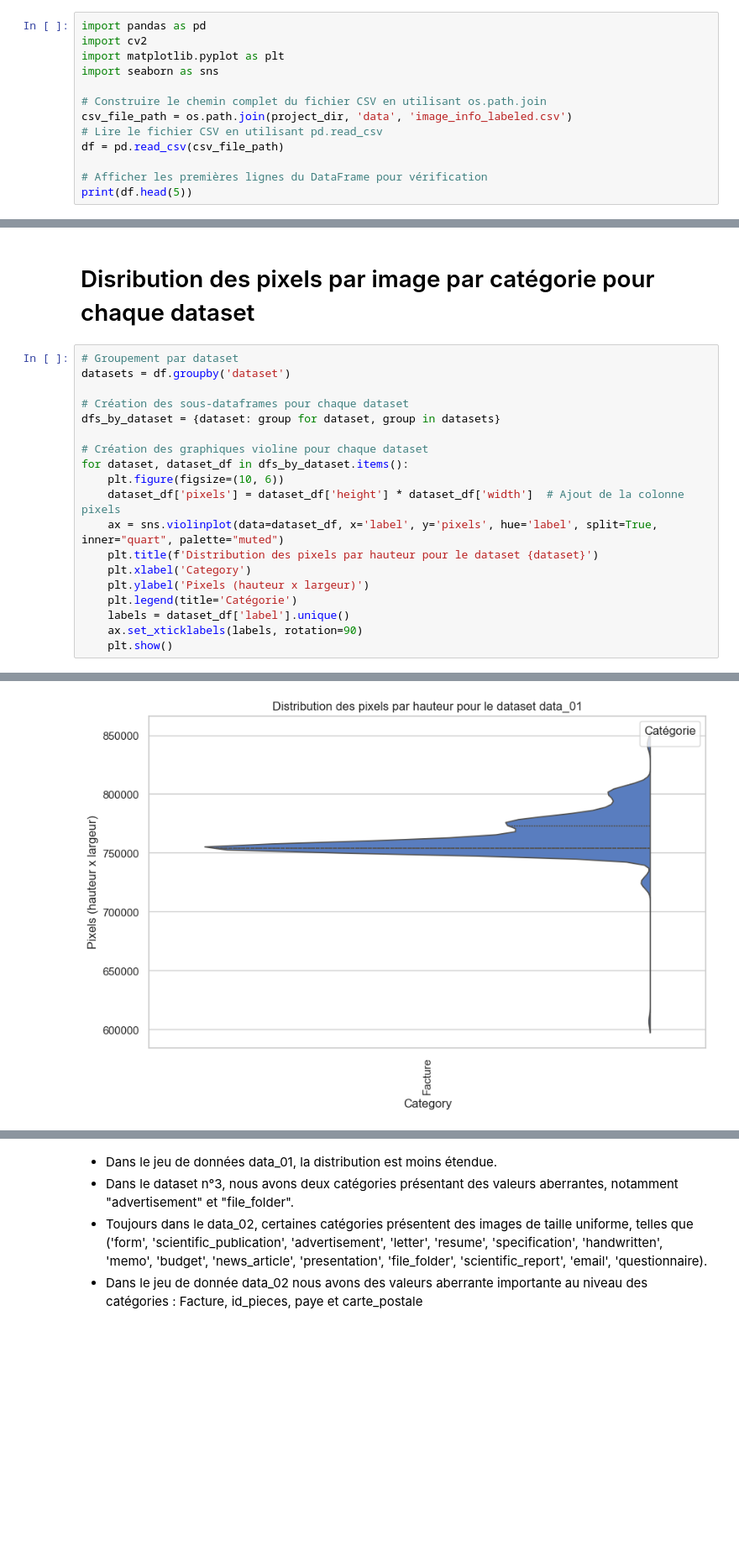
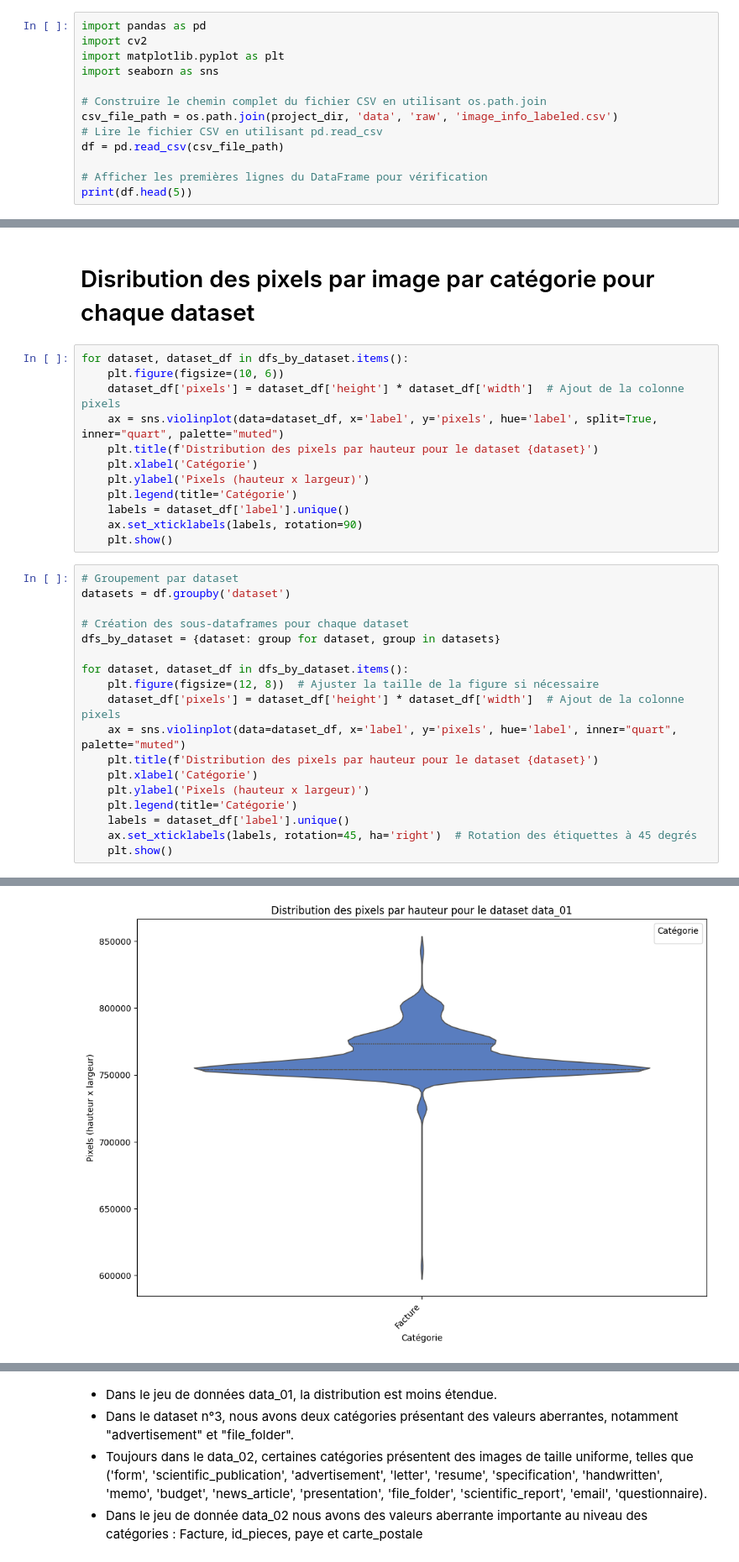
Before and after one commit to HSrbyte/doc-classifier, a Jupyter notebook: notebooks/02-benkou-data-visualisation.ipynb, the cells around one changed output, grey strips where cells are left out. Shown at 84% size. Cells and saved outputs as stored; diff of their text form; blank space fills up the shorter version.

```diff
--- a/notebooks/02-benkou-data-visualisation.ipynb
+++ b/notebooks/02-benkou-data-visualisation.ipynb
@@ -18,7 +16,7 @@ import matplotlib.pyplot as plt
 import seaborn as sns
 
 # Construire le chemin complet du fichier CSV en utilisant os.path.join
-csv_file_path = os.path.join(project_dir, 'data', 'image_info_labeled.csv')
+csv_file_path = os.path.join(project_dir, 'data', 'raw', 'image_info_labeled.csv')
 # Lire le fichier CSV en utilisant pd.read_csv
 df = pd.read_csv(csv_file_path)
 
@@ -140,25 +138,36 @@ On observe ici une prédominance de la classe "passeport" avec environ 2800 occu
 # %% [markdown]
 # Disribution des pixels par image par catégorie pour chaque dataset
+# %%
+for dataset, dataset_df in dfs_by_dataset.items():
+    plt.figure(figsize=(10, 6))
+    dataset_df['pixels'] = dataset_df['height'] * dataset_df['width']  # Ajout de la colonne pixels
+    ax = sns.violinplot(data=dataset_df, x='label', y='pixels', hue='label', split=True, inner="quart", palette="muted")
+    plt.title(f'Distribution des pixels par hauteur pour le dataset {dataset}')
+    plt.xlabel('Catégorie')
+    plt.ylabel('Pixels (hauteur x largeur)')
+    plt.legend(title='Catégorie')
+    labels = dataset_df['label'].unique()
+    ax.set_xticklabels(labels, rotation=90)
+    plt.show()
 # %%
 # Groupement par dataset
 datasets = df.groupby('dataset')
 
 # Création des sous-dataframes pour chaque dataset
 dfs_by_dataset = {dataset: group for dataset, group in datasets}
 
-# Création des graphiques violine pour chaque dataset
 for dataset, dataset_df in dfs_by_dataset.items():
-    plt.figure(figsize=(10, 6))
+    plt.figure(figsize=(12, 8))  # Ajuster la taille de la figure si nécessaire
     dataset_df['pixels'] = dataset_df['height'] * dataset_df['width']  # Ajout de la colonne pixels
-    ax = sns.violinplot(data=dataset_df, x='label', y='pixels', hue='label', split=True, inner="quart", palette="muted")
+    ax = sns.violinplot(data=dataset_df, x='label', y='pixels', hue='label', inner="quart", palette="muted")
     plt.title(f'Distribution des pixels par hauteur pour le dataset {dataset}')
-    plt.xlabel('Category')
+    plt.xlabel('Catégorie')
     plt.ylabel('Pixels (hauteur x largeur)')
     plt.legend(title='Catégorie')
     labels = dataset_df['label'].unique()
-    ax.set_xticklabels(labels, rotation=90)
+    ax.set_xticklabels(labels, rotation=45, ha='right')  # Rotation des étiquettes à 45 degrés
     plt.show()
 # %% [output]
 No artists with labels found to put in legend.  Note that artists whose label start with an underscore are ignored when legend() is called with no argument.
-[figure, old version]
+[figure, new version]
 No artists with labels found to put in legend.  Note that artists whose label start with an underscore are ignored when legend() is called with no argument.
```
Also changed, not shown: parts of 12 cells of this notebook.
